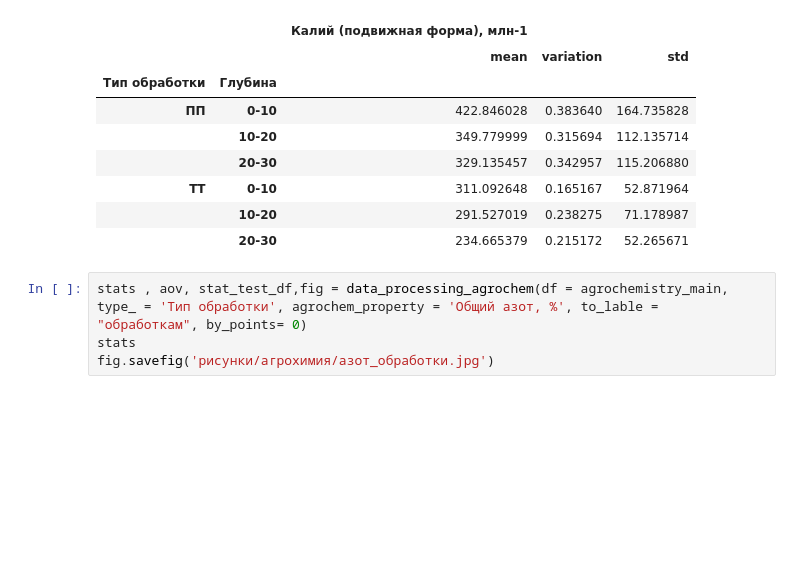
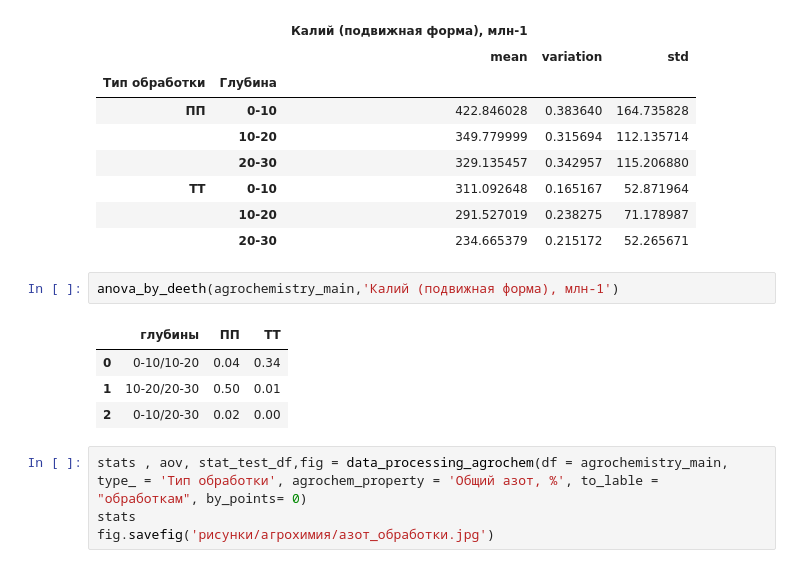
Before and after one commit to hukitoc94/total_archangelskiy, a Jupyter notebook: field_data/agrochemestry.ipynb, the cells around one changed output. Cells and saved outputs as stored; diff of their text form; blank space fills up the shorter version.

```diff
--- a/field_data/agrochemestry.ipynb
+++ b/field_data/agrochemestry.ipynb
@@ -79,6 +97,13 @@ stats
 | ТТ | 0-10 | 311.092648 | 0.165167 | 52.871964 |
 |  | 10-20 | 291.527019 | 0.238275 | 71.178987 |
 |  | 20-30 | 234.665379 | 0.215172 | 52.265671 |
+# %%
+anova_by_deeth(agrochemistry_main,'Калий (подвижная форма), млн-1')
+# %% [output]
+|  | глубины | ПП | ТТ |
+| 0 | 0-10/10-20 | 0.04 | 0.34 |
+| 1 | 10-20/20-30 | 0.50 | 0.01 |
+| 2 | 0-10/20-30 | 0.02 | 0.00 |
 # %%
 stats , aov, stat_test_df,fig = data_processing_agrochem(df = agrochemistry_main, type_ = 'Тип обработки', agrochem_property = 'Общий азот, %', to_lable = "обработкам", by_points= 0)
 stats
```
Also changed, not shown: parts of 6 cells of this notebook, 46 other files.
